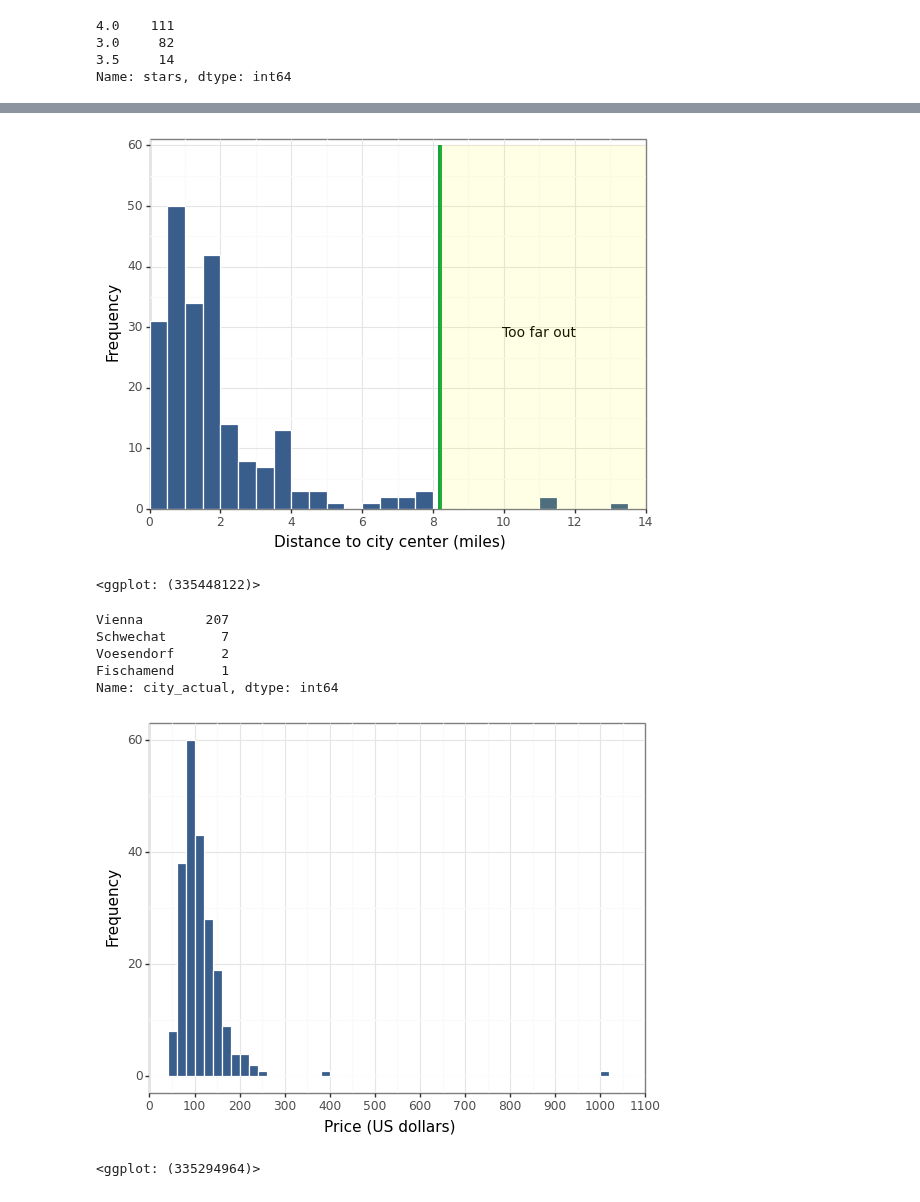
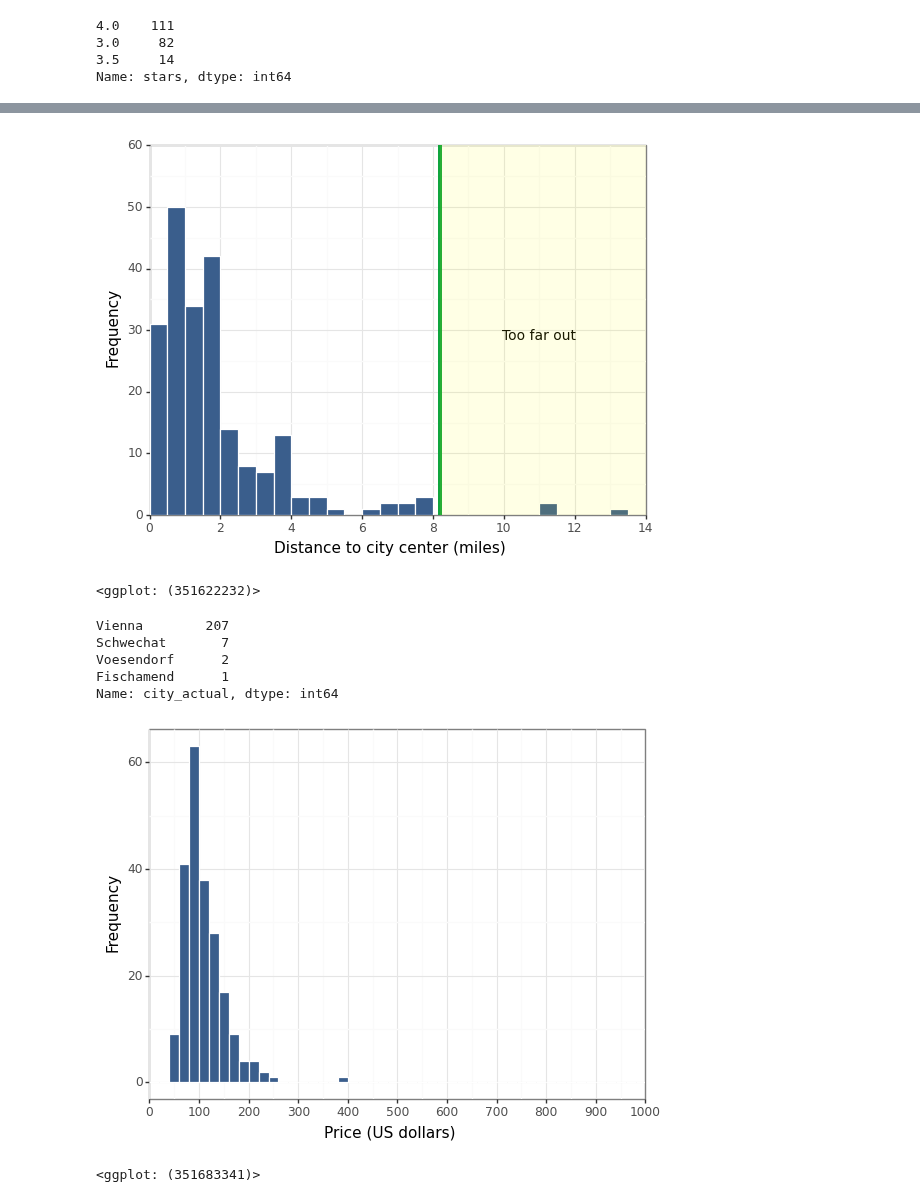
Before and after one commit to gabors-data-analysis/da_case_studies, a Jupyter notebook: ch03-hotels-vienna-explore/ch03-hotels-vienna-explore.ipynb, the cells around one changed output, grey strips where cells are left out. Cells and saved outputs as stored; diff of their text form; code cells hidden in the pictures.

```diff
--- a/ch03-hotels-vienna-explore/ch03-hotels-vienna-explore.ipynb
+++ b/ch03-hotels-vienna-explore/ch03-hotels-vienna-explore.ipynb
@@ -272,8 +272,8 @@ vienna_cut = vienna.loc[
         closed="left",
     )
     + labs(x="Distance to city center (miles)", y="Frequency")
-    + scale_x_continuous(expand=[0.0, 0.0], limits=[0, 14], breaks=seq(0, 15, 2))
-    + scale_y_continuous(expand=[0.0, 0.0], limits=[0, 61], breaks=seq(0, 61, 10))
+    + scale_x_continuous(expand=[0.0, 0.0], limits=[0, 14], breaks=seq(0, 14, 2))
+    + scale_y_continuous(expand=[0.0, 0.0], limits=[0, 60], breaks=seq(0, 60, 10))
     + geom_segment(aes(x=8.2, y=0, xend=8.2, yend=60), color=color[1], size=1)
     + annotate("text", x=11, y=29, label="Too far out", size=10)
     + annotate(
@@ -282,8 +282,8 @@ vienna_cut = vienna.loc[
     + theme_bw()
 )
 # %% [output]
-[figure, old version]
+[figure, new version]
-<ggplot: (335448122)>
+<ggplot: (351622232)>
 # %%
 # look at actual city
 vienna_cut['city_actual'].value_counts()
@@ -306,21 +306,21 @@ vienna_cut = vienna.loc[
 # %%
 (
     ggplot(vienna_cut, aes(x="price"))
     + geom_histogram(
         y="stat(count)/sum(stat(count))",
         binwidth=20,
         fill=color[0],
         color="white",
         boundary=0,
-        closed="left",
+        closed="right",
     )
     + labs(x="Price (US dollars)", y="Frequency")
     + scale_x_continuous(
-        expand=[0.00, 0.00], limits=[0, 1100], breaks=seq(0, 1101, 100)
+        expand=[0.00, 0.00], limits=[0, 1000], breaks=seq(0, 1000, 100)
     )
     + expand_limits(x=0.00, y=0.00)
     + theme_bw()
 )
 # %% [output]
-[figure, old version]
+[figure, new version]
-<ggplot: (335294964)>
+<ggplot: (351683341)>
```
Also changed, not shown: parts of 7 cells of this notebook.
